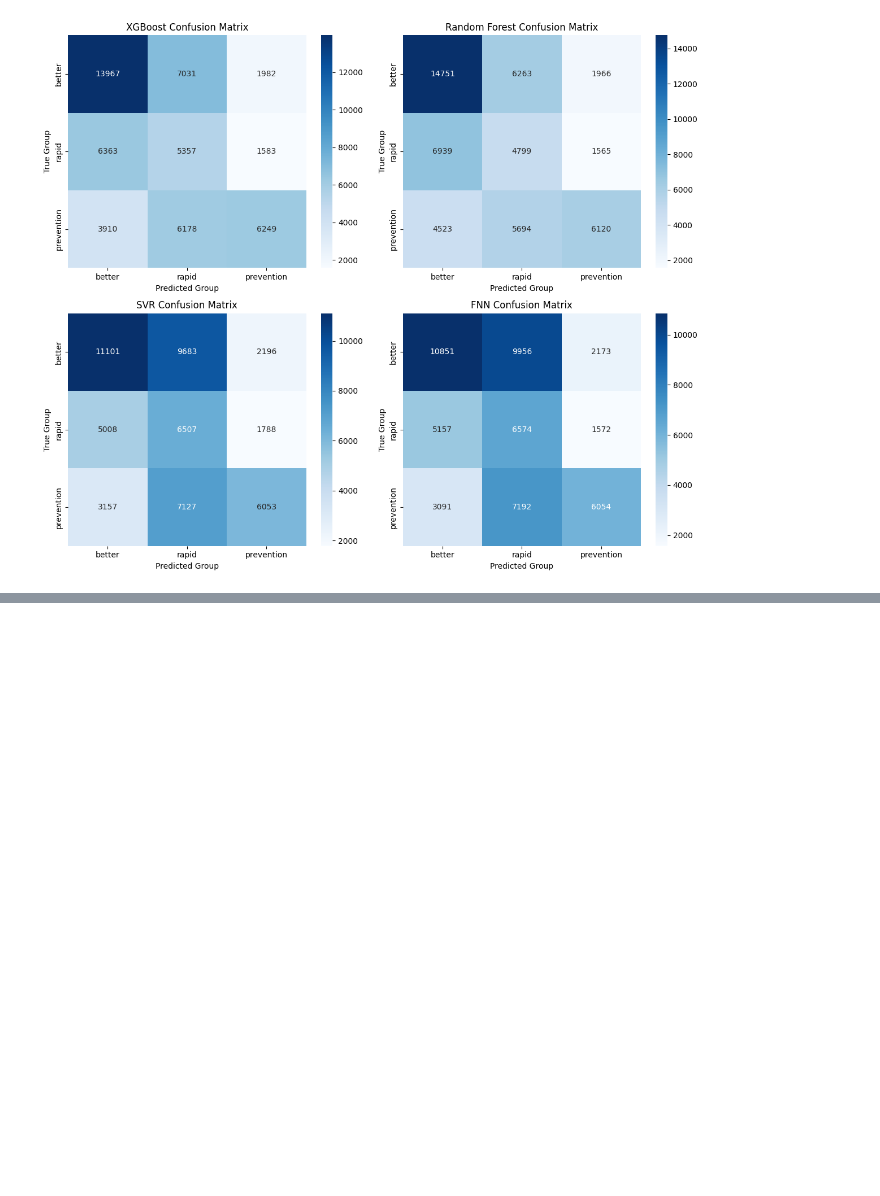
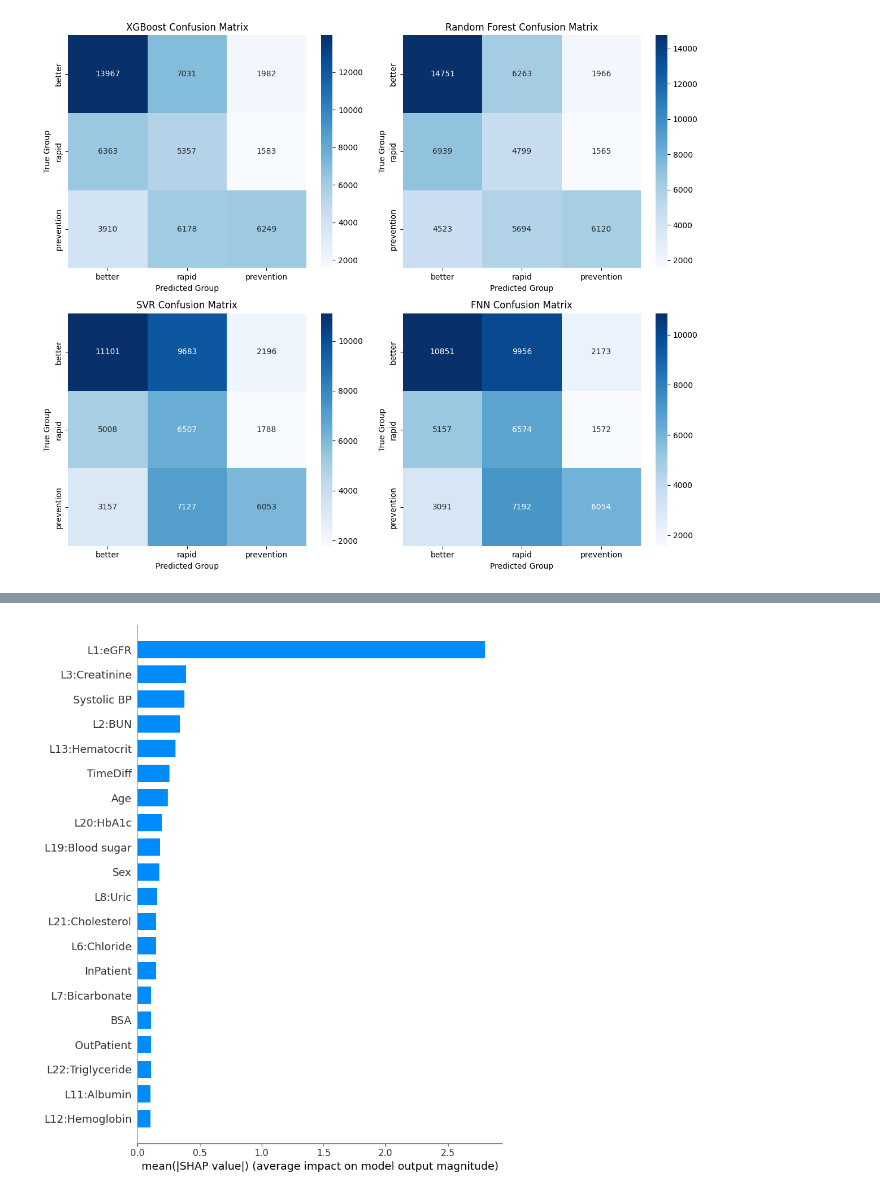
Before and after one commit to nxxk23/PROJECT, a Jupyter notebook: RegressionMapClass.ipynb, the cells around one changed output, grey strips where cells are left out. Saved outputs shown, nothing was run; the diff lists cells and outputs as text; code cells hidden in the pictures; blank space fills up the shorter version.

```diff
--- a/RegressionMapClass.ipynb
+++ b/RegressionMapClass.ipynb
@@ -773,0 +822,10 @@ plt.show()
+# %%
+# รับค่า SHAP values สำหรับทุกคลาส
+shap_values_all_classes = explainer.shap_values(X_test_scaled_fold)
+
+# พล็อต SHAP values สำหรับทุกคลาส
+plt.figure(figsize=(12, 8))
+shap.summary_plot(shap_values_all_classes, X_test_scaled_fold, plot_type='bar', class_names=value_mapping.values(), feature_names=X_test.columns, title='SHAP Values for All Classes')
+plt.show()
+# %% [output]
+[figure, added]
```
Also changed, not shown: parts of 5 cells of this notebook.
